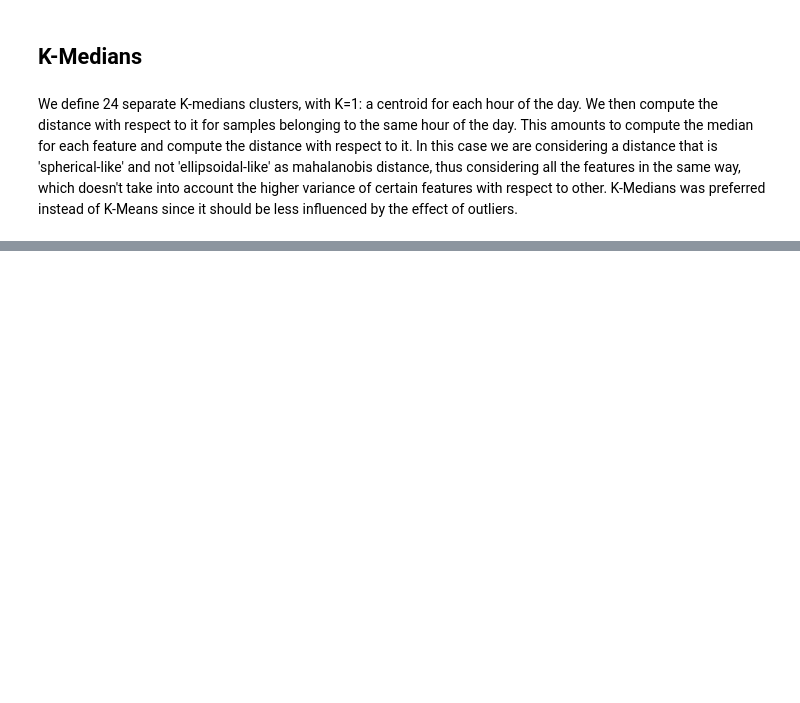
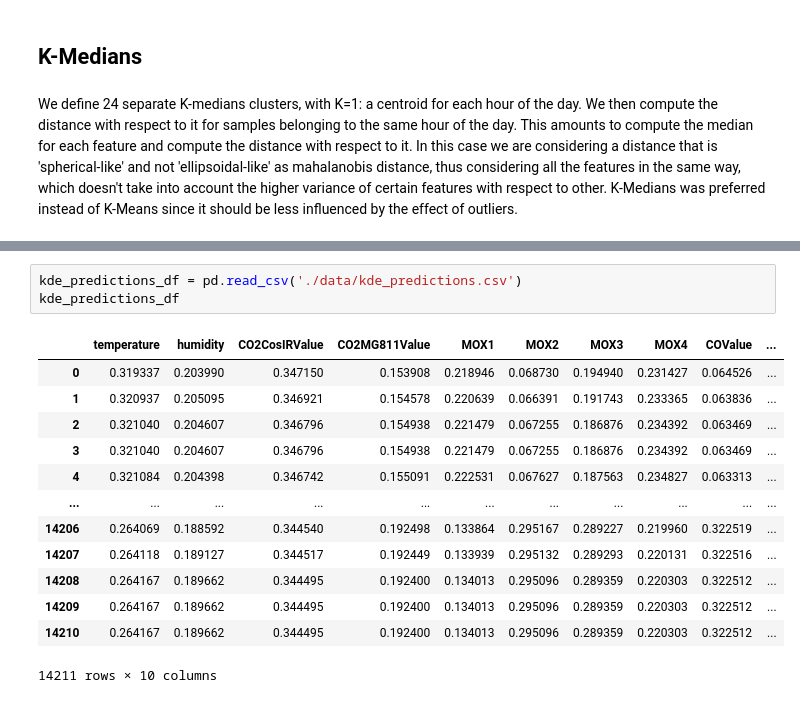
Before and after one commit to eskinderit/single-elders-home-monitoring, a Jupyter notebook: single-elders-home-monitoring/single-elders-monitoring-PCAfiltering.ipynb, the cells around one changed output, grey strips where cells are left out. Cells and saved outputs as stored; diff of their text form; blank space fills up the shorter version.

```diff
--- a/single-elders-home-monitoring/single-elders-monitoring-PCAfiltering.ipynb
+++ b/single-elders-home-monitoring/single-elders-monitoring-PCAfiltering.ipynb
@@ -1026,0 +1113,17 @@ only showing top 20 rows
+# %%
+kde_predictions_df = pd.read_csv('./data/kde_predictions.csv')
+kde_predictions_df
+# %% [output]
+|  | temperature | humidity | CO2CosIRValue | CO2MG811Value | MOX1 | MOX2 | MOX3 | MOX4 | COValue | ... |
+| 0 | 0.319337 | 0.203990 | 0.347150 | 0.153908 | 0.218946 | 0.068730 | 0.194940 | 0.231427 | 0.064526 | ... |
+| 1 | 0.320937 | 0.205095 | 0.346921 | 0.154578 | 0.220639 | 0.066391 | 0.191743 | 0.233365 | 0.063836 | ... |
+| 2 | 0.321040 | 0.204607 | 0.346796 | 0.154938 | 0.221479 | 0.067255 | 0.186876 | 0.234392 | 0.063469 | ... |
+| 3 | 0.321040 | 0.204607 | 0.346796 | 0.154938 | 0.221479 | 0.067255 | 0.186876 | 0.234392 | 0.063469 | ... |
+| 4 | 0.321084 | 0.204398 | 0.346742 | 0.155091 | 0.222531 | 0.067627 | 0.187563 | 0.234827 | 0.063313 | ... |
+| ... | ... | ... | ... | ... | ... | ... | ... | ... | ... | ... |
+| 14206 | 0.264069 | 0.188592 | 0.344540 | 0.192498 | 0.133864 | 0.295167 | 0.289227 | 0.219960 | 0.322519 | ... |
+| 14207 | 0.264118 | 0.189127 | 0.344517 | 0.192449 | 0.133939 | 0.295132 | 0.289293 | 0.220131 | 0.322516 | ... |
+| 14208 | 0.264167 | 0.189662 | 0.344495 | 0.192400 | 0.134013 | 0.295096 | 0.289359 | 0.220303 | 0.322512 | ... |
+| 14209 | 0.264167 | 0.189662 | 0.344495 | 0.192400 | 0.134013 | 0.295096 | 0.289359 | 0.220303 | 0.322512 | ... |
+| 14210 | 0.264167 | 0.189662 | 0.344495 | 0.192400 | 0.134013 | 0.295096 | 0.289359 | 0.220303 | 0.322512 | ... |
+14211 rows × 10 columns
```
Also changed, not shown: parts of 14 cells of this notebook, 3 other files.
